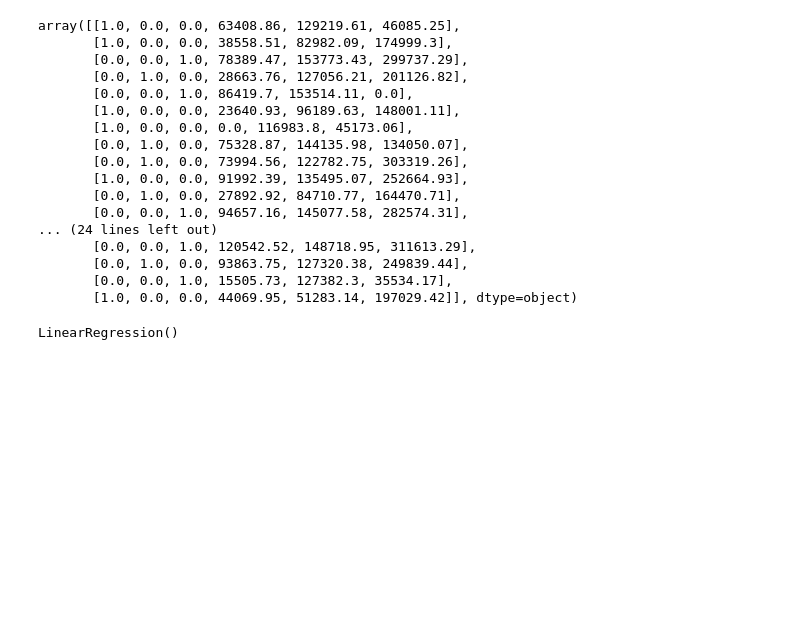
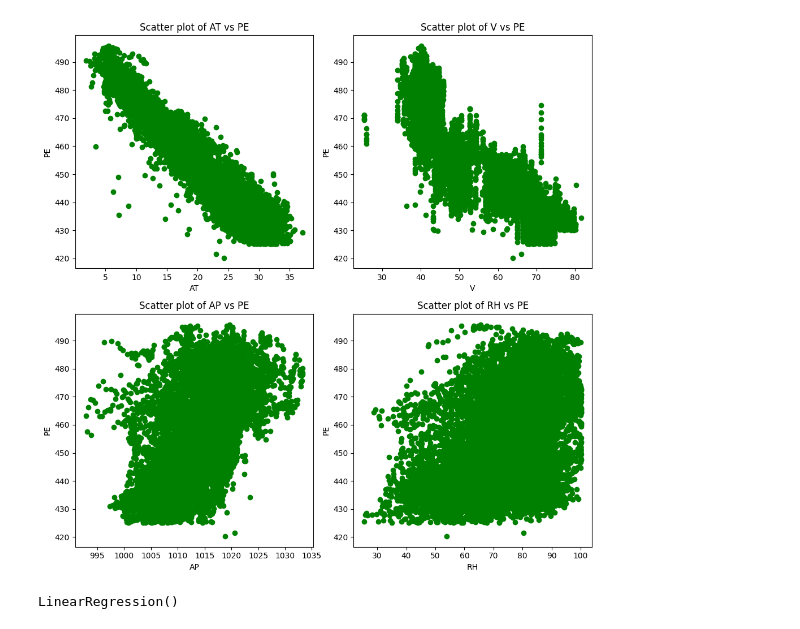
Before and after one commit to shahzmalik/machine_learning, a Jupyter notebook: multiple_linear_regression.ipynb, the cells around one changed output. Drawn from its saved outputs; the diff is of its cells as text; code cells hidden in the pictures; blank space fills up the shorter version.

```diff
--- a/multiple_linear_regression.ipynb
+++ b/multiple_linear_regression.ipynb
@@ -9,4 +5,4 @@ from sklearn.linear_model import LinearRegression
 # %%
-dataset = pd.read_csv('datasets/50_Startups.csv')
-X = dataset.iloc[:, :-1].values
+dataset = pd.read_csv('datasets/Data.csv')
+X = dataset.iloc[:,:-1].values
 y = dataset.iloc[:,-1].values
@@ -36 +23,20 @@ X = np.array(ct.fit_transform(X))
+# %%
+features = dataset.columns.drop('PE')
+
+n_rows = len(features) // 2 + len(features) % 2
+n_cols = 2
+
+plt.figure(figsize=(10, 5 * n_rows))
+
+for i, feature in enumerate(features):
+    plt.subplot(n_rows, n_cols, i + 1)
+    plt.scatter(dataset[feature], dataset['PE'], c='g')
+    plt.xlabel(feature)
+    plt.ylabel('PE')
+    plt.title(f'Scatter plot of {feature} vs PE')
+
+plt.tight_layout()
+plt.show()
+# %% [output]
+[figure, added]
 # %%
@@ -38,21 +45 @@ X_train, X_test, y_train, y_test = train_test_split(X,y,test_size=0.2,random_sta
-# %%
-X_train
-# %% [output]
-array([[1.0, 0.0, 0.0, 63408.86, 129219.61, 46085.25],
-       [1.0, 0.0, 0.0, 38558.51, 82982.09, 174999.3],
-       [0.0, 0.0, 1.0, 78389.47, 153773.43, 299737.29],
-       [0.0, 1.0, 0.0, 28663.76, 127056.21, 201126.82],
-       [0.0, 0.0, 1.0, 86419.7, 153514.11, 0.0],
-       [1.0, 0.0, 0.0, 23640.93, 96189.63, 148001.11],
-       [1.0, 0.0, 0.0, 0.0, 116983.8, 45173.06],
-       [0.0, 1.0, 0.0, 75328.87, 144135.98, 134050.07],
-       [0.0, 1.0, 0.0, 73994.56, 122782.75, 303319.26],
-       [1.0, 0.0, 0.0, 91992.39, 135495.07, 252664.93],
-       [0.0, 1.0, 0.0, 27892.92, 84710.77, 164470.71],
-       [0.0, 0.0, 1.0, 94657.16, 145077.58, 282574.31],
-... (24 lines left out)
-       [0.0, 0.0, 1.0, 120542.52, 148718.95, 311613.29],
-       [0.0, 1.0, 0.0, 93863.75, 127320.38, 249839.44],
-       [0.0, 0.0, 1.0, 15505.73, 127382.3, 35534.17],
-       [1.0, 0.0, 0.0, 44069.95, 51283.14, 197029.42]], dtype=object)
 # %%
```
Also changed, not shown: parts of 11 cells of this notebook.
